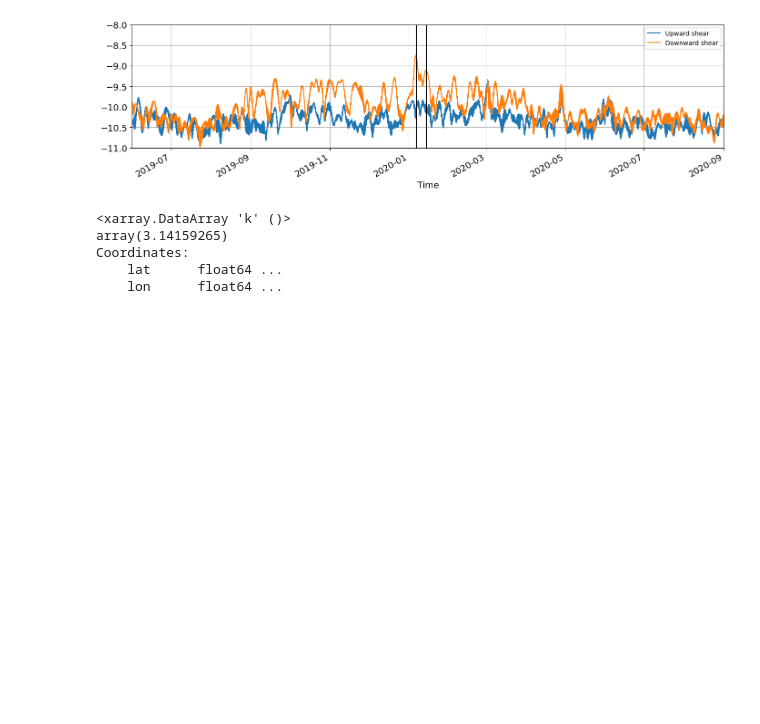
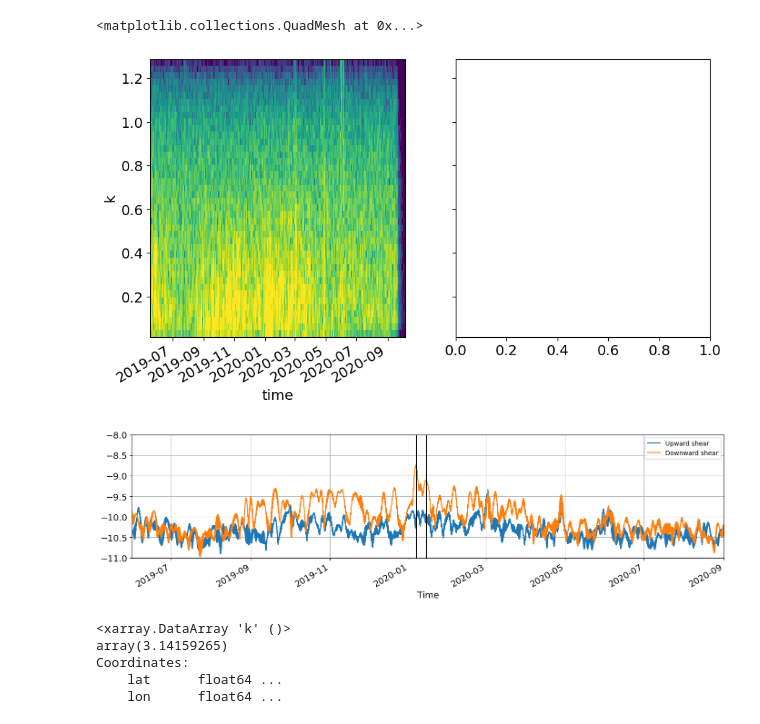
Before and after one commit to zcasparco/NIW, a Jupyter notebook: dev/Shear_spectra.ipynb, the cells around one changed output. Drawn from its saved outputs; the diff is of its cells as text; code cells hidden in the pictures; blank space fills up the shorter version.

```diff
--- a/dev/Shear_spectra.ipynb
+++ b/dev/Shear_spectra.ipynb
@@ -128,3 +128,9 @@ fig.savefig('/Users/zcasparcohen/Documents/Figures_poster/Shearspectra2D_M%s.png
+# %%
+fig,axs = plt.subplots(1,2,figsize=(10,5),sharey=True)
+np.log10(spectra.psdup+spectra.psddown).plot(ax=axs[0],vmax=-9, vmin=-14,add_colorbar=False)
+# %% [output]
+<matplotlib.collections.QuadMesh at 0x...>
+[figure, added]
 # %%
 fig,ax = plt.subplots(figsize=(14,4))
 np.log10(spectra.psdup.mean('k')).plot(ax=ax,ylim=(-11,-8),label='Upward shear')
```
Also changed, not shown: parts of 2 cells of this notebook, 2 other files.
